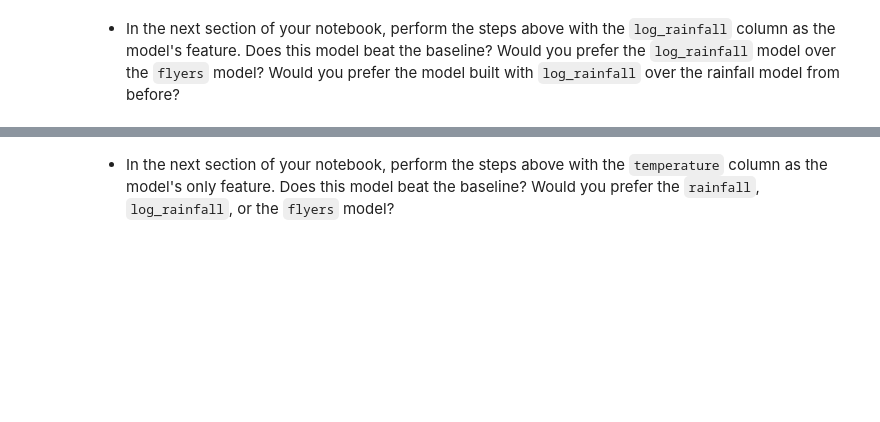
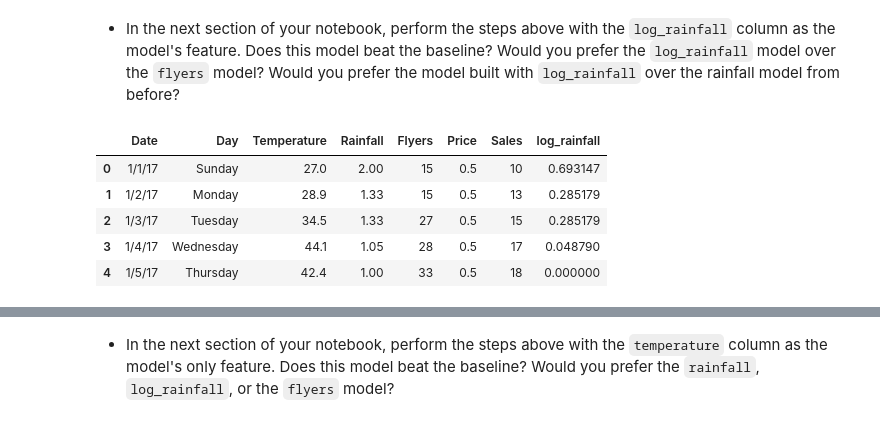
Before and after one commit to Brandon-Martinez27/regression-exercises, a Jupyter notebook: evaluate.ipynb, the cells around one changed output, grey strips where cells are left out. Cells and saved outputs as stored; diff of their text form; code cells hidden in the pictures; blank space fills up the shorter version.

```diff
--- a/evaluate.ipynb
+++ b/evaluate.ipynb
@@ -230,3 +230,13 @@ Flyers Model:  6083.326244705024
 *Rainfall Model:  2998.2371310300655
 # %% [markdown]
 - In the next section of your notebook, perform the steps above with the `log_rainfall` column as the model's feature. Does this model beat the baseline? Would you prefer the `log_rainfall` model over the `flyers` model? Would you prefer the model built with `log_rainfall` over the rainfall model from before?
+# %%
+lemonade['log_rainfall'] = np.log(lemonade.Rainfall)
+lemonade.head()
+# %% [output]
+|  | Date | Day | Temperature | Rainfall | Flyers | Price | Sales | log_rainfall |
+| 0 | 1/1/17 | Sunday | 27.0 | 2.00 | 15 | 0.5 | 10 | 0.693147 |
+| 1 | 1/2/17 | Monday | 28.9 | 1.33 | 15 | 0.5 | 13 | 0.285179 |
+| 2 | 1/3/17 | Tuesday | 34.5 | 1.33 | 27 | 0.5 | 15 | 0.285179 |
+| 3 | 1/4/17 | Wednesday | 44.1 | 1.05 | 28 | 0.5 | 17 | 0.048790 |
+| 4 | 1/5/17 | Thursday | 42.4 | 1.00 | 33 | 0.5 | 18 | 0.000000 |
```
Also changed, not shown: parts of 36 cells of this notebook.
